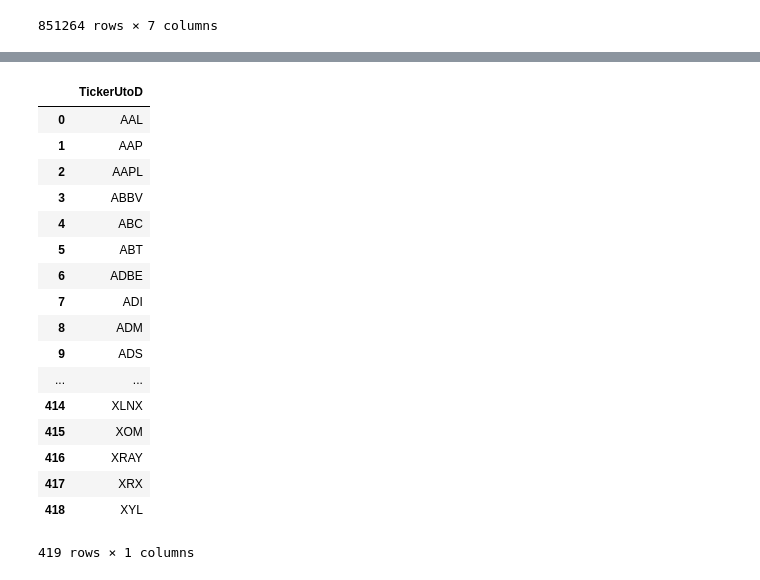
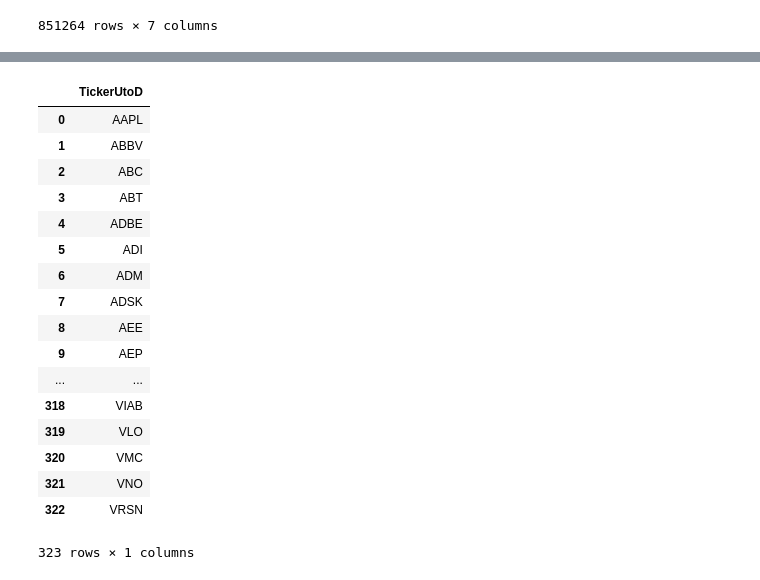
Before and after one commit to Jackson-lk/CEBD1260, a Jupyter notebook: Project/Code/Cleaning/Data_cleaning.ipynb, the cells around one changed output, grey strips where cells are left out. Cells and saved outputs as stored; diff of their text form; code cells hidden in the pictures.

```diff
--- a/Project/Code/Cleaning/Data_cleaning.ipynb
+++ b/Project/Code/Cleaning/Data_cleaning.ipynb
@@ -38,13 +42,18 @@ S_P500List = pd.DataFrame()
 S_P500List['TickerinPrice'] = df_price['symbol'].drop_duplicates().sort_values()
 S_P500List1 = pd.DataFrame()
 S_P500List1['TickerinFund'] = df_info['Ticker Symbol'].drop_duplicates().sort_values()
+S_P500List2 = pd.DataFrame()
+S_P500List2['TickerinStats'] = df_stats['Ticker'].drop_duplicates().sort_values()
+S_P500List2['TickerinStats'] = S_P500List2['TickerinStats'].str.upper()
 # reset the index
 S_P500List = S_P500List.reset_index(drop = True)
 S_P500List1 = S_P500List1.reset_index(drop = True)
-# add a 2nd col to the list
+S_P500List2 = S_P500List2.reset_index(drop = True)
+# add cols to the main list
 S_P500List['TickerinFund'] = S_P500List1['TickerinFund']
+S_P500List['TickerinStats'] = S_P500List2['TickerinStats']
 # Read the up-to-date S&P 500 List
-S_P500List2018 = pd.read_csv('F:/Users/Google Drive/Graduate Diploma/Continuing Education/CEBD 1260/Project/S&P 500/all_stocks_5yr.csv')
+S_P500List2018 = pd.read_csv('../../Dataset/Dataset_original/all_stocks_5yr.csv')
 S_P500ListCurrent = pd.DataFrame()
 S_P500ListCurrent['Ticker2'] = S_P500List2018['Name'].drop_duplicates().sort_values()
 S_P500ListCurrent = S_P500ListCurrent.reset_index(drop = True)
@@ -72,0 +82,5 @@ S_P500List
+# %%
+S_P500List['TickerCompare1'] = S_P500List.TickerUtoD.isin(S_P500List.TickerinPrice)
+S_P500List['TickerCompare2'] = S_P500List.TickerUtoD.isin(S_P500List.TickerinFund)
+S_P500List['TickerCompare3'] = S_P500List.TickerUtoD.isin(S_P500List.TickerinStats)
+S_P500List
@@ -73,6 +106,5 @@ S_P500List
 # %%
-S_P500List['TickerFinal'] = S_P500List.TickerUtoD.isin(S_P500List.TickerinFund)
-# drop the 2 now useless columns
-S_P500List = S_P500List.drop(['TickerinPrice', 'TickerinFund'], axis = 1)
+# drop the 3 now useless columns
+S_P500List = S_P500List.drop(['TickerinPrice', 'TickerinFund', 'TickerinStats'], axis = 1)
 S_P500List
 # %% [output]
@@ -97,28 +129,30 @@ S_P500List
 # %%
-S_P500List = S_P500List[S_P500List.TickerFinal != False]
-S_P500List = S_P500List.drop(['TickerFinal'], axis = 1)
+S_P500List = S_P500List[S_P500List.TickerCompare1 == True]
+S_P500List = S_P500List[S_P500List.TickerCompare2 == True]
+S_P500List = S_P500List[S_P500List.TickerCompare3 == True]
+S_P500List = S_P500List.drop(['TickerCompare1', 'TickerCompare2', 'TickerCompare3'], axis = 1)
 # drop = true to drop the old index col
 S_P500List = S_P500List.reset_index(drop = True)
 S_P500List
 # %% [output]
 |  | TickerUtoD |
-| 0 | AAL |
-| 1 | AAP |
-| 2 | AAPL |
-| 3 | ABBV |
-| 4 | ABC |
-| 5 | ABT |
-| 6 | ADBE |
-| 7 | ADI |
-| 8 | ADM |
-| 9 | ADS |
+| 0 | AAPL |
+| 1 | ABBV |
+| 2 | ABC |
+| 3 | ABT |
+| 4 | ADBE |
+| 5 | ADI |
+| 6 | ADM |
+| 7 | ADSK |
+| 8 | AEE |
+| 9 | AEP |
 | ... | ... |
-| 414 | XLNX |
-| 415 | XOM |
-| 416 | XRAY |
-| 417 | XRX |
-| 418 | XYL |
+| 318 | VIAB |
+| 319 | VLO |
+| 320 | VMC |
+| 321 | VNO |
+| 322 | VRSN |
-419 rows × 1 columns
+323 rows × 1 columns
 # %%
 # Output the list to a csv
 S_P500List.to_csv('../../Dataset/Dataset_clean/S&P500_List.csv')
```
Also changed, not shown: parts of 9 cells of this notebook.
